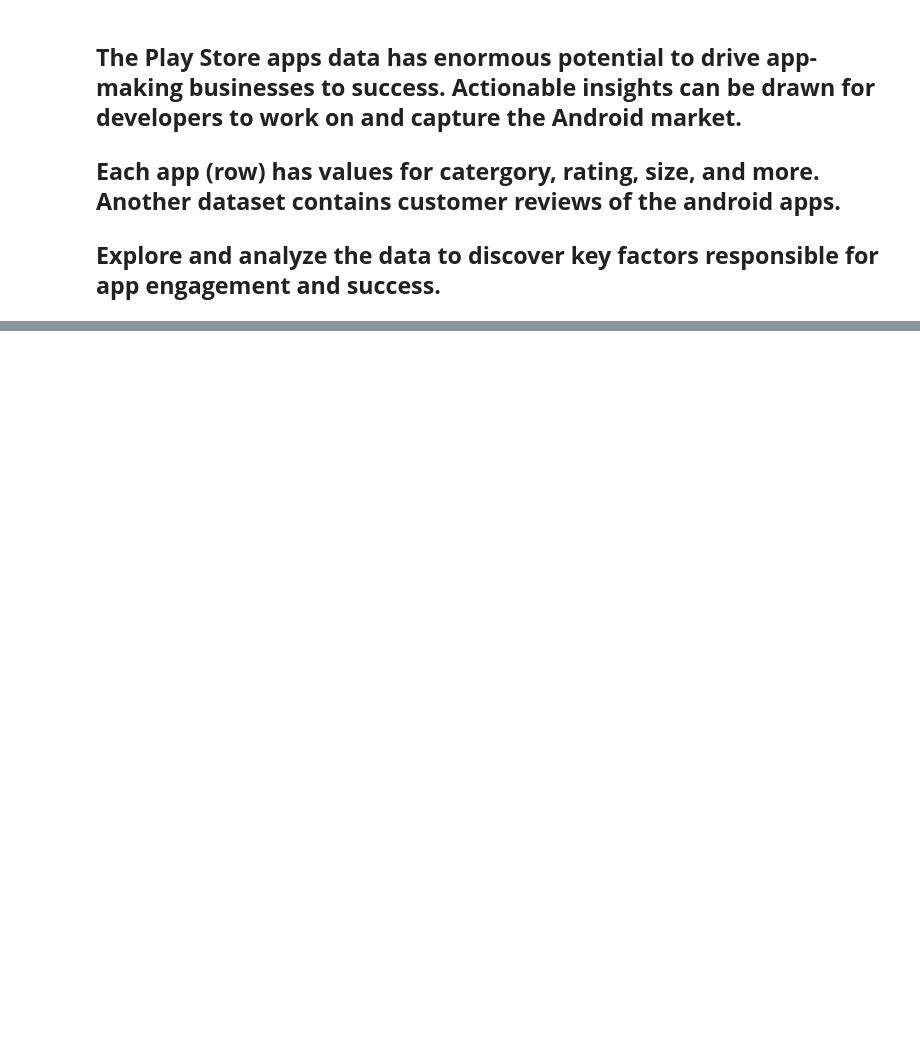
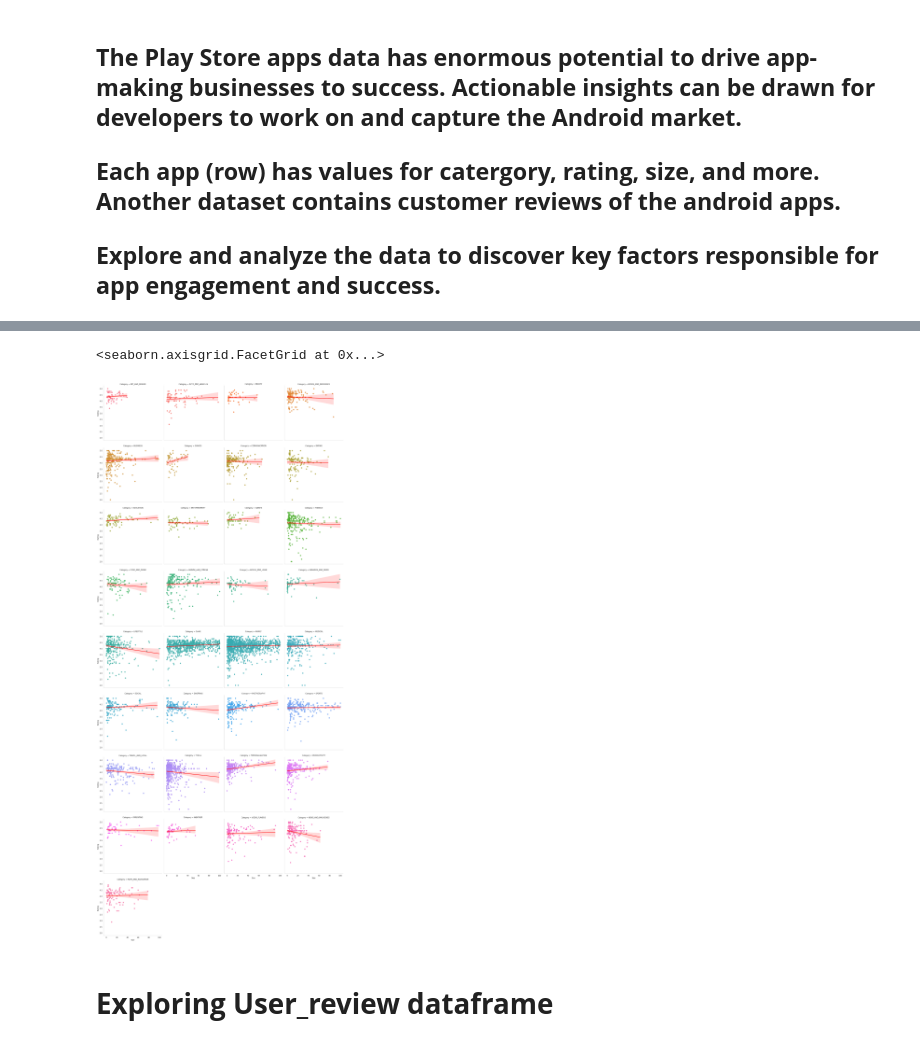
Before and after one commit to avinashpatni000/App_Store_EDA_Project, a Jupyter notebook: Play_Store_App_Review_Analysis_Capstone_Project.ipynb, the cells around one changed output, grey strips where cells are left out. Drawn from its saved outputs; the diff is of its cells as text; code cells hidden in the pictures; blank space fills up the shorter version.

```diff
--- a/Play_Store_App_Review_Analysis_Capstone_Project.ipynb
+++ b/Play_Store_App_Review_Analysis_Capstone_Project.ipynb
@@ -269,0 +698,8 @@ df.sample(5)
+# %%
+sns.set_style("whitegrid", {'axes.grid' : False})
+sns.lmplot(y='Rating',x='Size',data=playstore_df,col="Category", hue="Category",col_wrap=4,line_kws={'color': 'red'})
+# %% [output]
+<seaborn.axisgrid.FacetGrid at 0x...>
+[figure, added]
+# %% [markdown]
+# **Exploring User_review dataframe**
```
Also changed, not shown: parts of 226 cells of this notebook.
